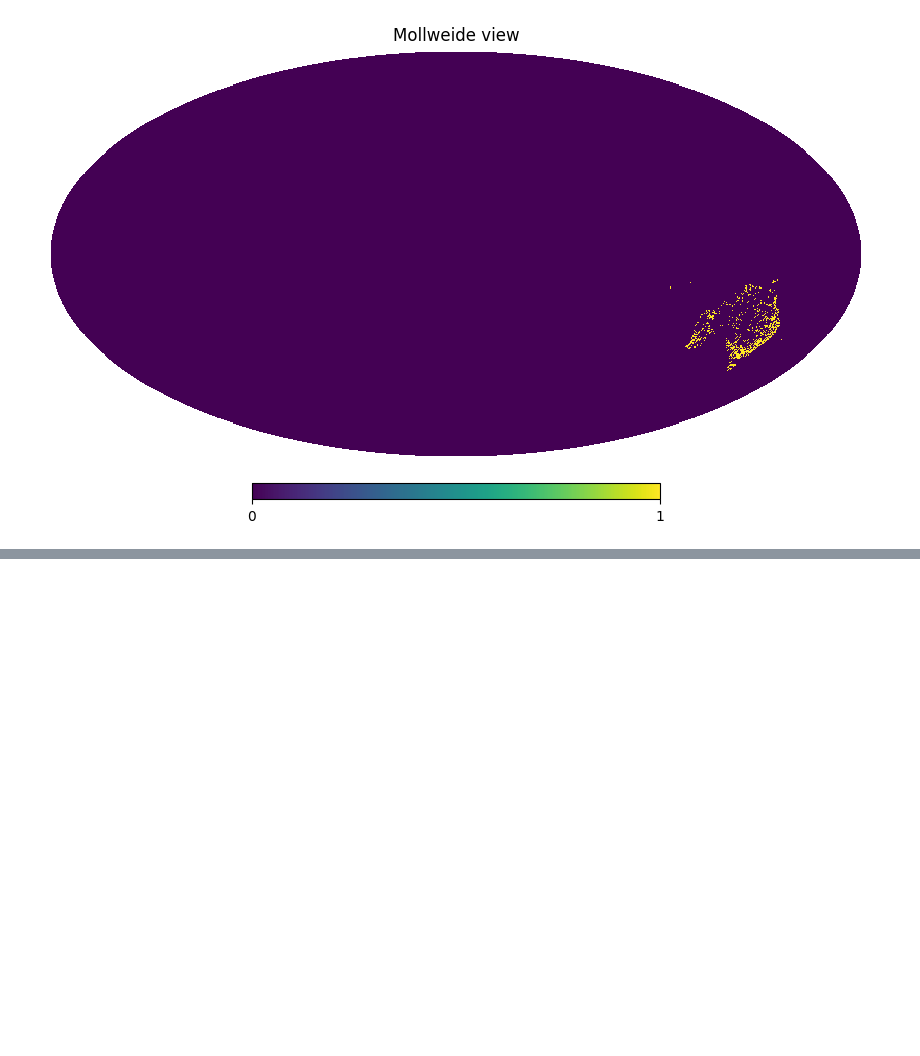
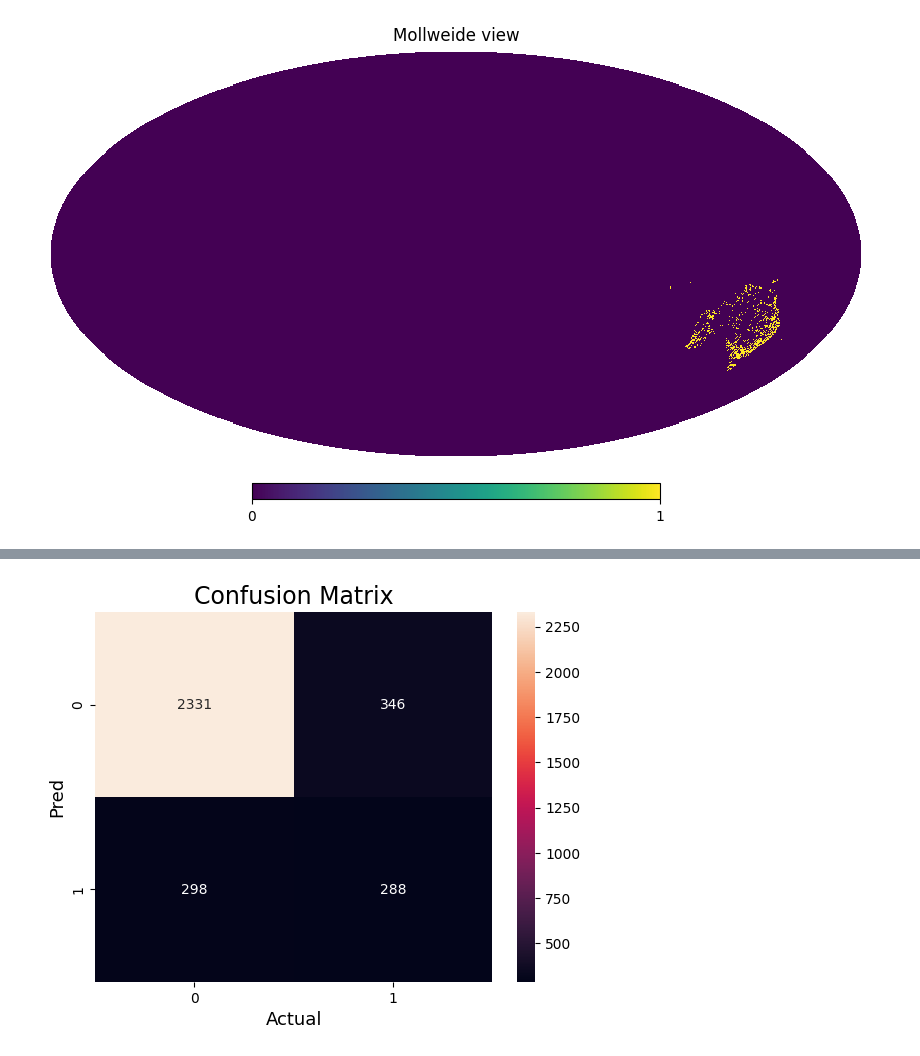
Before and after one commit to Bharatcs/rfi, a Jupyter notebook: Project/AUS_validate.ipynb, the cells around one changed output, grey strips where cells are left out. Drawn from its saved outputs; the diff is of its cells as text; code cells hidden in the pictures; blank space fills up the shorter version.

```diff
--- a/Project/AUS_validate.ipynb
+++ b/Project/AUS_validate.ipynb
@@ -178,0 +306,12 @@ print(accuracy,precision,recall)
+# %%
+cm=confusion_matrix(binary_original,binary_synth)
+# %%
+import seaborn as sns
+sns.heatmap(cm.T,annot=True,
+            fmt='g')
+plt.ylabel('Pred',fontsize=13)
+plt.xlabel('Actual',fontsize=13)
+plt.title('Confusion Matrix',fontsize=17)
+plt.show()
+# %% [output]
+[figure, added]
```
Also changed, not shown: parts of 12 cells of this notebook, 1 other file.
